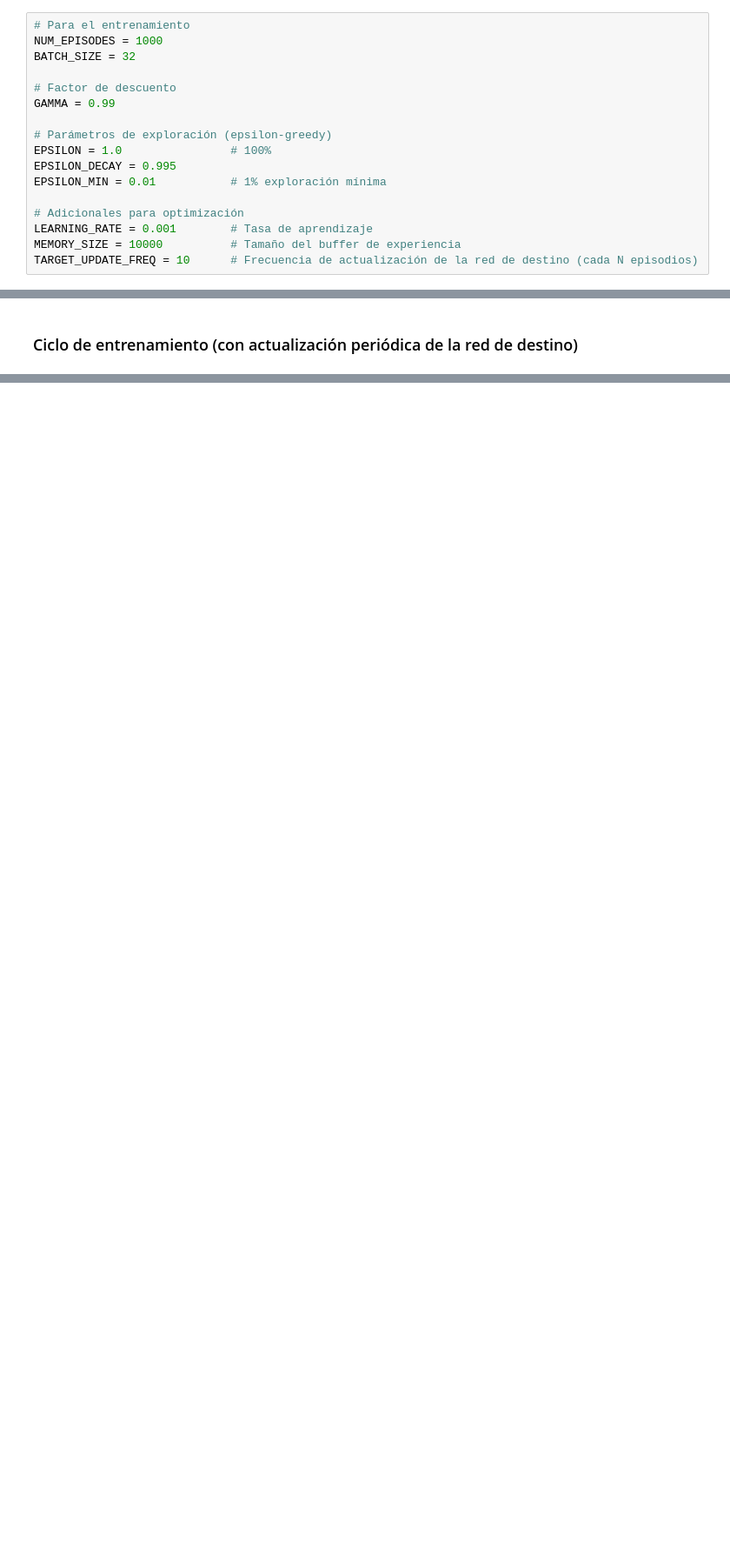
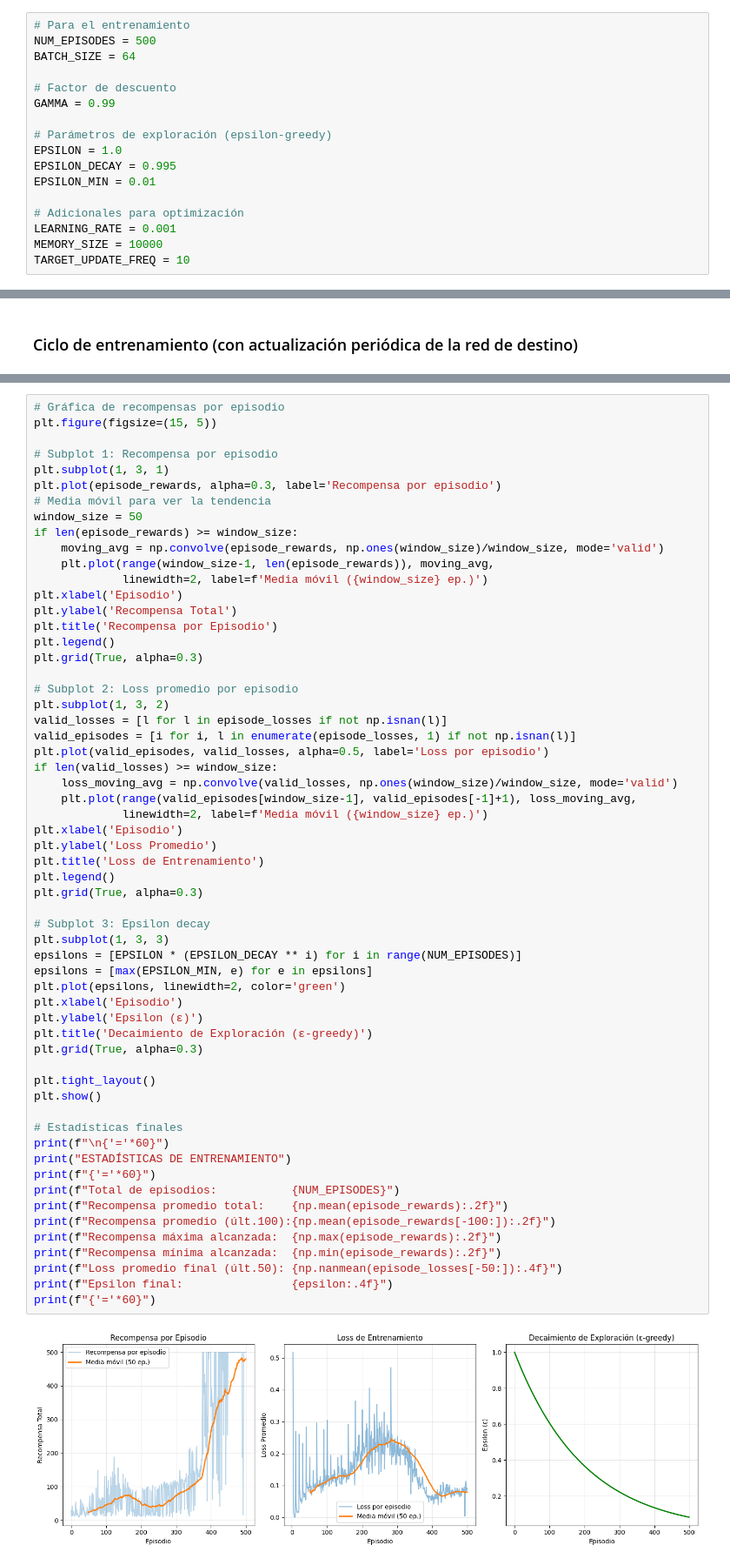
Before and after one commit to lemoonchild/lab07_DL, a Jupyter notebook: lab07_dl.ipynb, the cells around one changed output, grey strips where cells are left out. Shown: that part at 87% size. Saved outputs shown, nothing was run; the diff lists cells and outputs as text; blank space fills up the shorter version.

```diff
--- a/lab07_dl.ipynb
+++ b/lab07_dl.ipynb
@@ -75,21 +75,21 @@ La red de destino ha sido inicializada con los mismos pesos que la red en línea
 ### Establecer Hiperparámetros
 # %%
 # Para el entrenamiento
-NUM_EPISODES = 1000
-BATCH_SIZE = 32
+NUM_EPISODES = 500
+BATCH_SIZE = 64
 
 # Factor de descuento
 GAMMA = 0.99
 
 # Parámetros de exploración (epsilon-greedy)
-EPSILON = 1.0                # 100%
+EPSILON = 1.0
 EPSILON_DECAY = 0.995
-EPSILON_MIN = 0.01           # 1% exploración mínima
+EPSILON_MIN = 0.01
 
 # Adicionales para optimización
-LEARNING_RATE = 0.001        # Tasa de aprendizaje
-MEMORY_SIZE = 10000          # Tamaño del buffer de experiencia
-TARGET_UPDATE_FREQ = 10      # Frecuencia de actualización de la red de destino (cada N episodios)
+LEARNING_RATE = 0.001
+MEMORY_SIZE = 10000
+TARGET_UPDATE_FREQ = 10
 # %% [markdown]
 ### Selección de acciones ε-greedy
 # %%
@@ -228,0 +266,61 @@ Ep 1000 | Recompensa:  122.0 | Prom(últ.10):  103.2 | ε=0.010 | Memoria=10000
+# %%
+# Gráfica de recompensas por episodio
+plt.figure(figsize=(15, 5))
+
+# Subplot 1: Recompensa por episodio
+plt.subplot(1, 3, 1)
+plt.plot(episode_rewards, alpha=0.3, label='Recompensa por episodio')
+# Media móvil para ver la tendencia
+window_size = 50
+if len(episode_rewards) >= window_size:
+    moving_avg = np.convolve(episode_rewards, np.ones(window_size)/window_size, mode='valid')
+    plt.plot(range(window_size-1, len(episode_rewards)), moving_avg,
+             linewidth=2, label=f'Media móvil ({window_size} ep.)')
+plt.xlabel('Episodio')
+plt.ylabel('Recompensa Total')
+plt.title('Recompensa por Episodio')
+plt.legend()
+plt.grid(True, alpha=0.3)
+
+# Subplot 2: Loss promedio por episodio
+plt.subplot(1, 3, 2)
+valid_losses = [l for l in episode_losses if not np.isnan(l)]
+valid_episodes = [i for i, l in enumerate(episode_losses, 1) if not np.isnan(l)]
+plt.plot(valid_episodes, valid_losses, alpha=0.5, label='Loss por episodio')
+if len(valid_losses) >= window_size:
+    loss_moving_avg = np.convolve(valid_losses, np.ones(window_size)/window_size, mode='valid')
+    plt.plot(range(valid_episodes[window_size-1], valid_episodes[-1]+1), loss_moving_avg,
+             linewidth=2, label=f'Media móvil ({window_size} ep.)')
+plt.xlabel('Episodio')
+plt.ylabel('Loss Promedio')
+plt.title('Loss de Entrenamiento')
+plt.legend()
+plt.grid(True, alpha=0.3)
+
+# Subplot 3: Epsilon decay
+plt.subplot(1, 3, 3)
+epsilons = [EPSILON * (EPSILON_DECAY ** i) for i in range(NUM_EPISODES)]
+epsilons = [max(EPSILON_MIN, e) for e in epsilons]
+plt.plot(epsilons, linewidth=2, color='green')
+plt.xlabel('Episodio')
+plt.ylabel('Epsilon (ε)')
+plt.title('Decaimiento de Exploración (ε-greedy)')
+plt.grid(True, alpha=0.3)
+
+plt.tight_layout()
+plt.show()
+
+# Estadísticas finales
+print(f"\n{'='*60}")
+print("ESTADÍSTICAS DE ENTRENAMIENTO")
+print(f"{'='*60}")
+print(f"Total de episodios:           {NUM_EPISODES}")
+print(f"Recompensa promedio total:    {np.mean(episode_rewards):.2f}")
+print(f"Recompensa promedio (últ.100):{np.mean(episode_rewards[-100:]):.2f}")
+print(f"Recompensa máxima alcanzada:  {np.max(episode_rewards):.2f}")
+print(f"Recompensa mínima alcanzada:  {np.min(episode_rewards):.2f}")
+print(f"Loss promedio final (últ.50): {np.nanmean(episode_losses[-50:]):.4f}")
+print(f"Epsilon final:                {epsilon:.4f}")
+print(f"{'='*60}")
+# %% [output]
+[figure, added]
```
Also changed, not shown: parts of 7 cells of this notebook.
